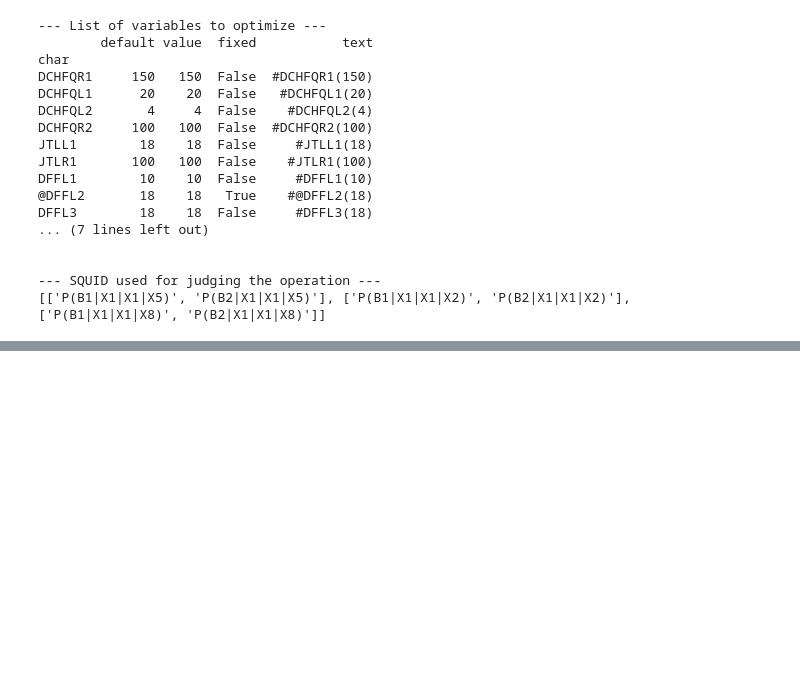
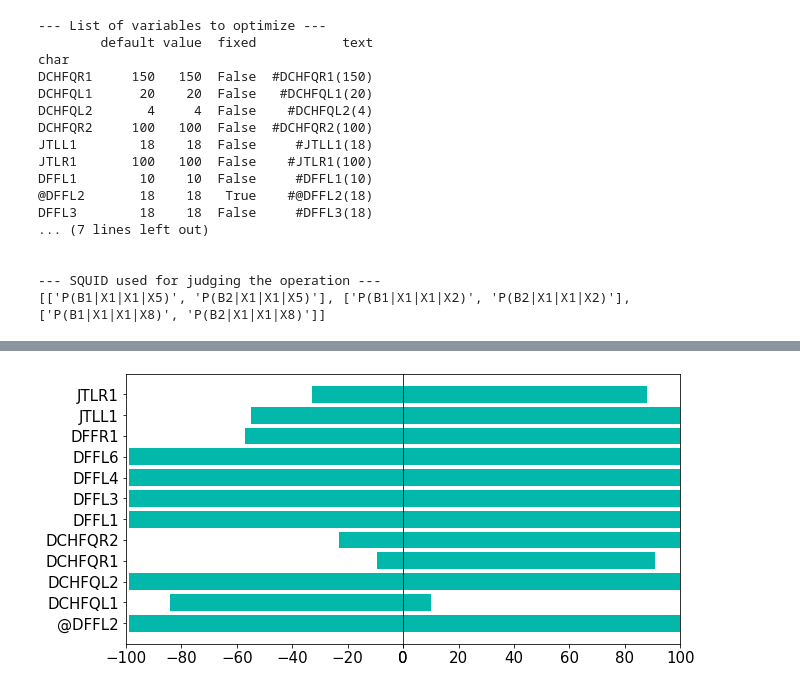
Before and after one commit to tanetakumi/hfq-optimizer, a Jupyter notebook: template/optimize.ipynb, the cells around one changed output, grey strips where cells are left out. Cells and saved outputs as stored; diff of their text form; code cells hidden in the pictures; blank space fills up the shorter version.

```diff
--- a/template/optimize.ipynb
+++ b/template/optimize.ipynb
@@ -182,2 +172,9 @@ default 値でのシュミレーション結果
 [figure]
 [figure]
+# %%
+import importlib
+from optimize import optimize
+importlib.reload(optimize)
+
+op = optimize.Optimize(data)
+op.margin()
@@ -183,0 +195,4 @@ default 値でのシュミレーション結果
+# %%
+op.margin_plot()
+# %% [output]
+[figure, added]
```
Also changed, not shown: parts of 3 cells of this notebook, 8 other files.
